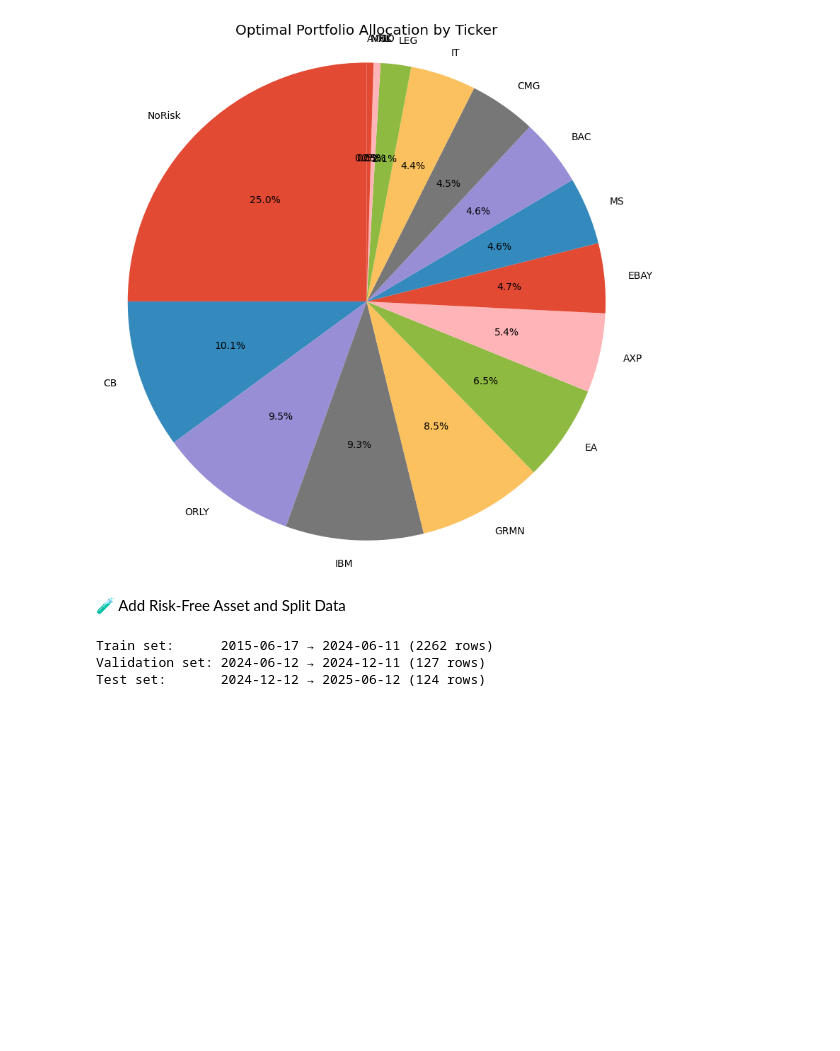
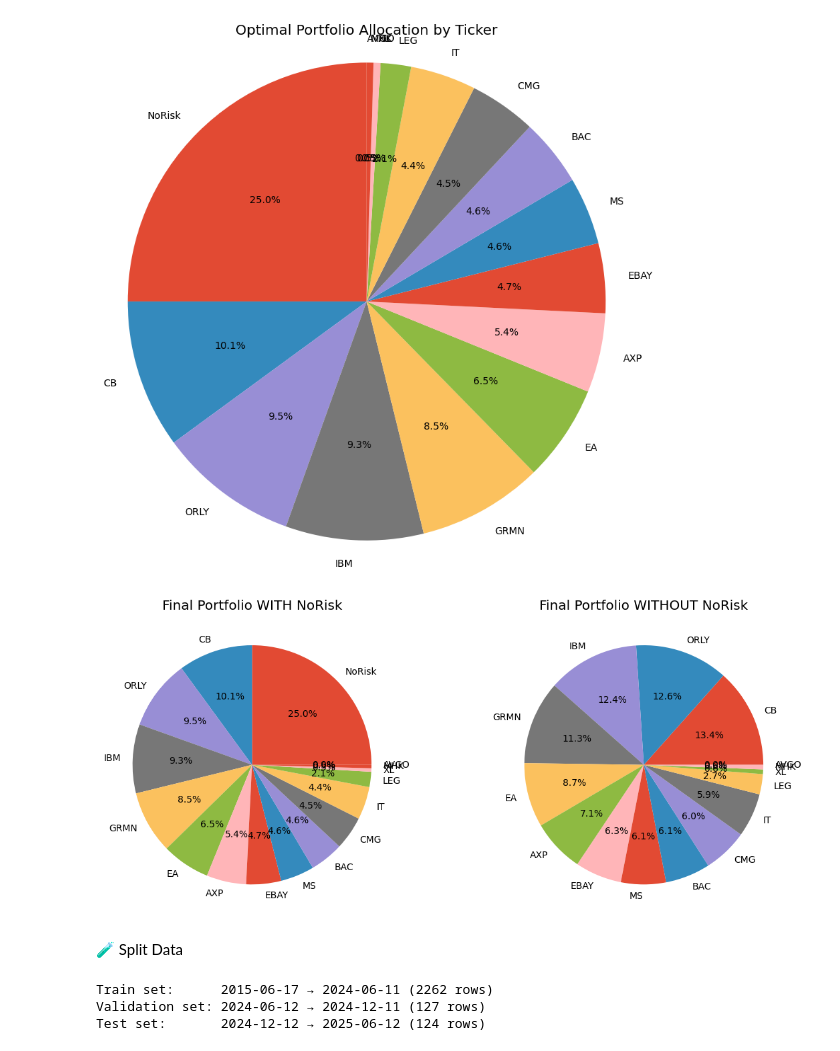
Before and after one commit to khalilvandian/portfolio_management, a Jupyter notebook: Ordered_Portfolio_Optimization NoRisk.ipynb, the cells around one changed output. Drawn from its saved outputs; the diff is of its cells as text; code cells hidden in the pictures; blank space fills up the shorter version.

```diff
--- a/Ordered_Portfolio_Optimization NoRisk.ipynb
+++ b/Ordered_Portfolio_Optimization NoRisk.ipynb
@@ -228,6 +228,8 @@ final_portfolio = pd.DataFrame({
     'Weight': all_weights
 }).sort_values(by='Weight', ascending=False).reset_index(drop=True)
 
+final_portfolio_with_norisk = final_portfolio.copy()
+
 # Display result
 print("Final Portfolio Allocation (Equal Sector Allocation):")
 print(final_portfolio)
@@ -250,3 +252,29 @@ Final Portfolio Allocation (Equal Sector Allocation):
 13      XL  4.704607e-03
 14     MHK  4.585931e-03
 15    AVGO  1.694066e-19
+# %%
+# Re-calculate the portfolio without NoRisk
+df_companies_wo_norisk = df_companies[df_companies['Ticker'] != 'NoRisk']
+sectors_wo_norisk = df_companies_wo_norisk['Sector'].unique()
+
+# Re-run optimization excluding NoRisk
+all_tickers_wo = []
+all_weights_wo = []
+
+for sector in sectors_wo_norisk:
+    returns = sector_returns[sector]
+    tickers = returns.columns
+    weights = get_optimal_weights(returns)
+    scaled_weights = weights * (1 / len(sectors_wo_norisk))  # Equal weight without NoRisk
+    all_tickers_wo.extend(tickers)
+    all_weights_wo.extend(scaled_weights)
+
+# Build final portfolio without NoRisk
+final_portfolio_without_norisk = pd.DataFrame({
+    'Ticker': all_tickers_wo,
+    'Weight': all_weights_wo
+}).sort_values(by='Weight', ascending=False).reset_index(drop=True)
+
+# Display result
+print("Final Portfolio Allocation without NoRisk (Equal Sector Allocation):")
+print(final_portfolio_without_norisk)
@@ -269,8 +315,27 @@ plt.tight_layout()
 plt.show()
 # %% [output]
 [figure]
+# %%
+plt.figure(figsize=(12, 5))
+
+plt.subplot(1, 2, 1)
+plt.pie(final_portfolio_with_norisk['Weight'],
+        labels=final_portfolio_with_norisk['Ticker'],
+        autopct='%1.1f%%')
+plt.title('Final Portfolio WITH NoRisk')
+
+plt.subplot(1, 2, 2)
+plt.pie(final_portfolio_without_norisk['Weight'],
+        labels=final_portfolio_without_norisk['Ticker'],
+        autopct='%1.1f%%')
+plt.title('Final Portfolio WITHOUT NoRisk')
+
+plt.tight_layout()
+plt.show()
+# %% [output]
+[figure, added]
 # %% [markdown]
-🧪 Add Risk-Free Asset and Split Data
+🧪 Split Data
 # %%
 # === STEP 8: Combine all sector returns and add synthetic risk-free asset ===
 # We create a unified returns DataFrame, including the real 'NoRisk' asset
```
Also changed, not shown: parts of 2 cells of this notebook.
